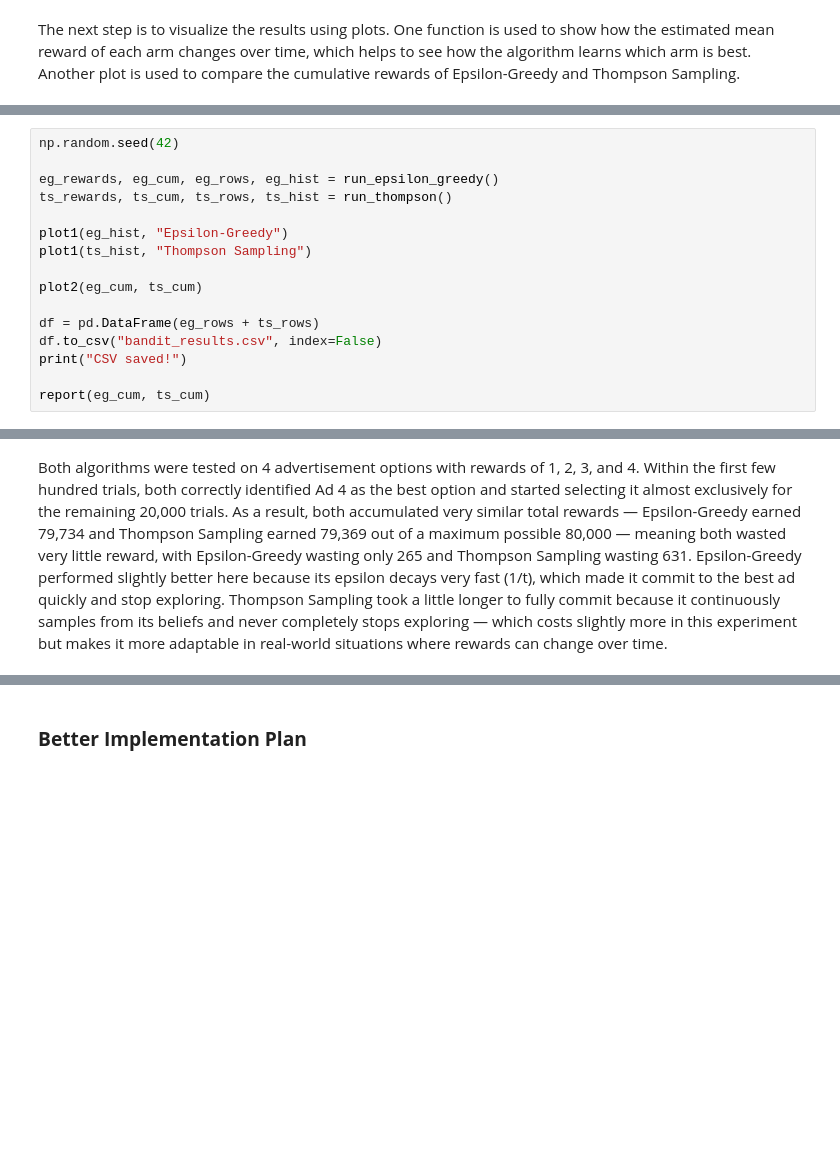
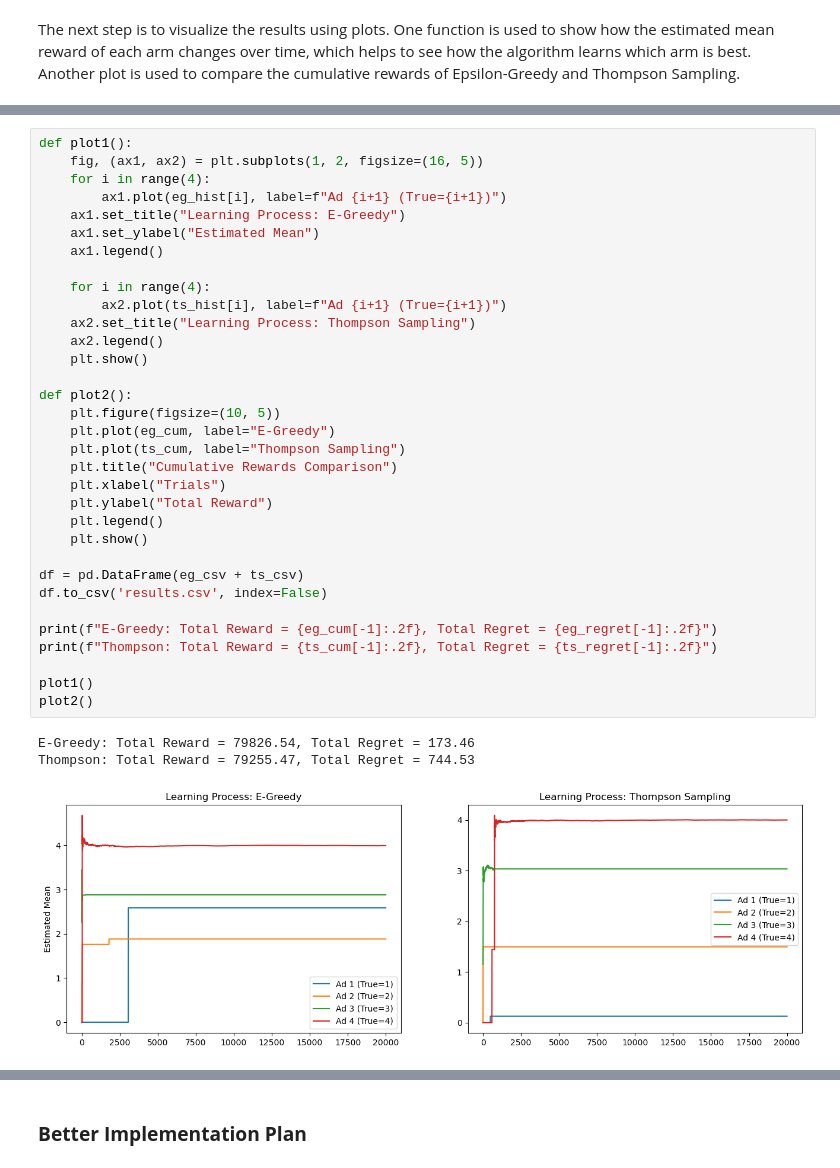
Before and after one commit to anazaretian/MA_HW2, a Jupyter notebook: marketing_analytics_hw2.ipynb, the cells around one changed output, grey strips where cells are left out. Cells and saved outputs as stored; diff of their text form; blank space fills up the shorter version.

```diff
--- a/marketing_analytics_hw2.ipynb
+++ b/marketing_analytics_hw2.ipynb
@@ -189,16 +143,0 @@ def report(eg_cum, ts_cum):
-# %%
-np.random.seed(42)
-
-eg_rewards, eg_cum, eg_rows, eg_hist = run_epsilon_greedy()
-ts_rewards, ts_cum, ts_rows, ts_hist = run_thompson()
-
-plot1(eg_hist, "Epsilon-Greedy")
-plot1(ts_hist, "Thompson Sampling")
-
-plot2(eg_cum, ts_cum)
-
-df = pd.DataFrame(eg_rows + ts_rows)
-df.to_csv("bandit_results.csv", index=False)
-print("CSV saved!")
-
-report(eg_cum, ts_cum)
@@ -225,2 +144,37 @@ Thompson Sampling          79369.13       630.87
-# %% [markdown]
-Both algorithms were tested on 4 advertisement options with rewards of 1, 2, 3, and 4. Within the first few hundred trials, both correctly identified Ad 4 as the best option and started selecting it almost exclusively for the remaining 20,000 trials. As a result, both accumulated very similar total rewards — Epsilon-Greedy earned 79,734 and Thompson Sampling earned 79,369 out of a maximum possible 80,000 — meaning both wasted very little reward, with Epsilon-Greedy wasting only 265 and Thompson Sampling wasting 631. Epsilon-Greedy performed slightly better here because its epsilon decays very fast (1/t), which made it commit to the best ad quickly and stop exploring. Thompson Sampling took a little longer to fully commit because it continuously samples from its beliefs and never completely stops exploring — which costs slightly more in this experiment but makes it more adaptable in real-world situations where rewards can change over time.
+# %%
+def plot1():
+    fig, (ax1, ax2) = plt.subplots(1, 2, figsize=(16, 5))
+    for i in range(4):
+        ax1.plot(eg_hist[i], label=f"Ad {i+1} (True={i+1})")
+    ax1.set_title("Learning Process: E-Greedy")
+    ax1.set_ylabel("Estimated Mean")
+    ax1.legend()
+
+    for i in range(4):
+        ax2.plot(ts_hist[i], label=f"Ad {i+1} (True={i+1})")
+    ax2.set_title("Learning Process: Thompson Sampling")
+    ax2.legend()
+    plt.show()
+
+def plot2():
+    plt.figure(figsize=(10, 5))
+    plt.plot(eg_cum, label="E-Greedy")
+    plt.plot(ts_cum, label="Thompson Sampling")
+    plt.title("Cumulative Rewards Comparison")
+    plt.xlabel("Trials")
+    plt.ylabel("Total Reward")
+    plt.legend()
+    plt.show()
+
+df = pd.DataFrame(eg_csv + ts_csv)
+df.to_csv('results.csv', index=False)
+
+print(f"E-Greedy: Total Reward = {eg_cum[-1]:.2f}, Total Regret = {eg_regret[-1]:.2f}")
+print(f"Thompson: Total Reward = {ts_cum[-1]:.2f}, Total Regret = {ts_regret[-1]:.2f}")
+
+plot1()
+plot2()
+# %% [output]
+E-Greedy: Total Reward = 79826.54, Total Regret = 173.46
+Thompson: Total Reward = 79255.47, Total Regret = 744.53
+[figure, added]
```
Also changed, not shown: parts of 11 cells of this notebook.
